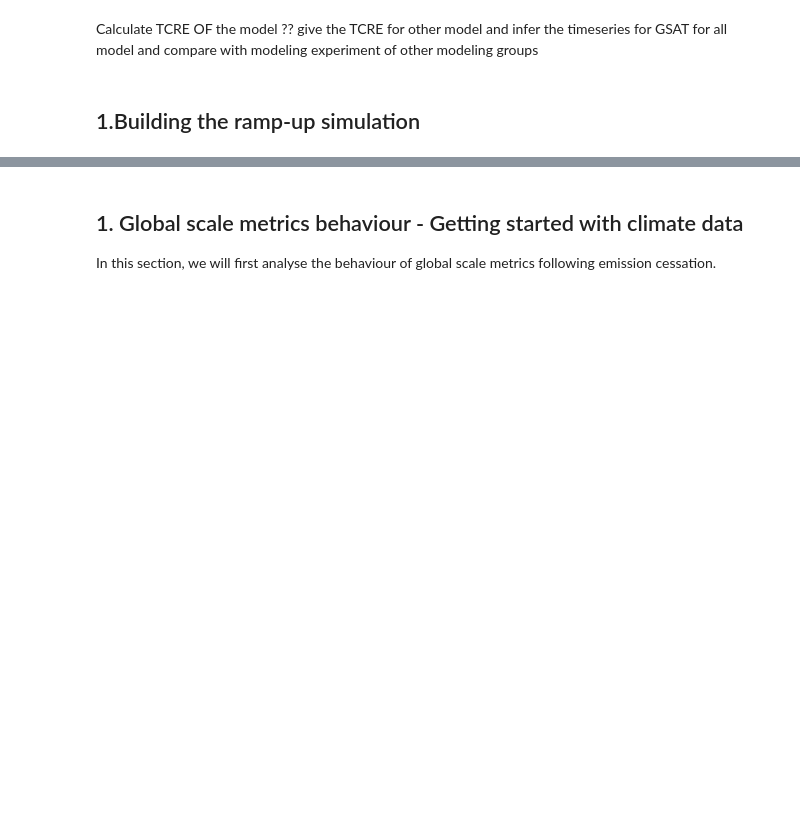
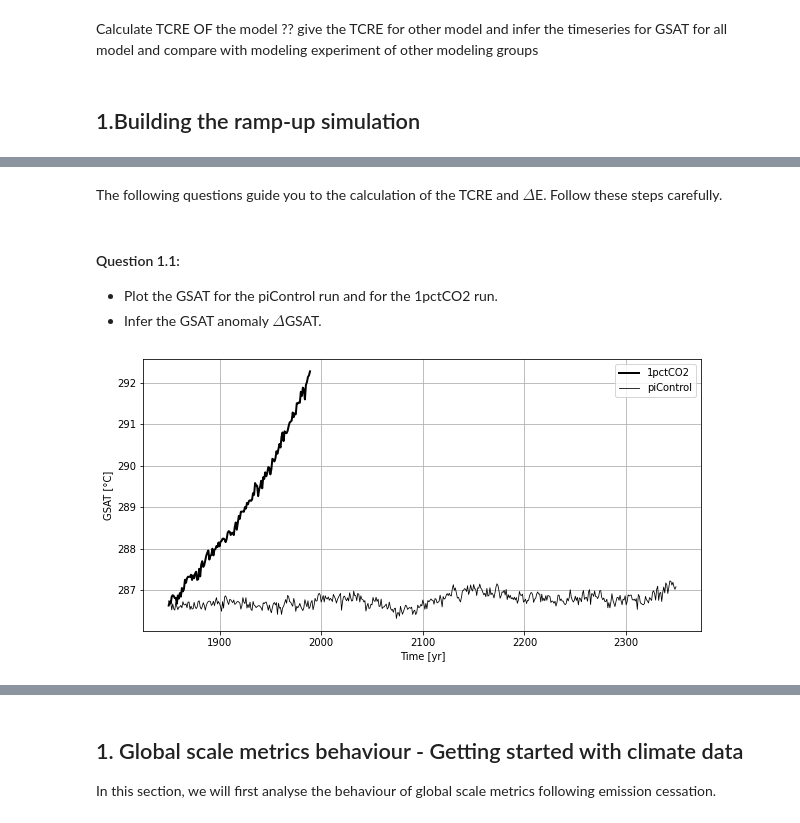
Before and after one commit to acsed-dot/TP-MSOAC-Climate_change, a Jupyter notebook: topics/3-CNRM-ESM2-2_emission_driven.ipynb, the cells around one changed output, grey strips where cells are left out. Drawn from its saved outputs; the diff is of its cells as text; code cells hidden in the pictures; blank space fills up the shorter version.

Commit message:
Ajout de data et modif TP3

```diff
--- a/topics/3-CNRM-ESM2-2_emission_driven.ipynb
+++ b/topics/3-CNRM-ESM2-2_emission_driven.ipynb
@@ -97,13 +104,18 @@ import cmocean
 # %%
 # csv
-df_GSAT = pd.read_csv("./../data/CNRM-ESM2-2/dataframe_02Kpd_timeseries_yearly_tas.csv")
-df_GSAT2 = pd.read_csv("./../data/CNRM-ESM2-2/dataframe_GSAT_CNRM-ESM2-2.csv")
-df_CO2 = pd.read_csv("./../data/CNRM-ESM2-2/dataframe_02Kpd_timeseries_yearly_co2s.csv")
+df_GSAT = pd.read_csv("./../data/CNRM-ESM2-2/dataframe_02Kpd_timeseries_yearly_tas.csv") # e-driven data
+df_GSAT2 = pd.read_csv("./../data/CNRM-ESM2-2/dataframe_GSAT_CNRM-ESM2-2.csv") # e-driven data
+df_CO2 = pd.read_csv("./../data/CNRM-ESM2-2/dataframe_02Kpd_timeseries_yearly_co2s.csv") # e-driven
+
+df_tas_cd = pd.read_csv("./../data/CNRM-ESM2-2/c-driven/dataframe_tas_Ayr_c-driven.csv")
+df_nbp_cd = pd.read_csv("./../data/CNRM-ESM2-2/c-driven/dataframe_nbp_Lyr_c-driven.csv")
+df_fgco2_cd = pd.read_csv("./../data/CNRM-ESM2-2/c-driven/dataframe_fgco2_Oyr_c-driven.csv")
+GHG = pd.read_csv("./../data/CNRM-ESM2-2/c-driven/GHG_1pctCO2.csv", sep=" ")
 
 # netcdf
-areacella = xr.open_dataset("./../data/CNRM-ESM2-2/areacella_CNRM-ESM2-1.nc")
-ym_tas_11 = xr.open_dataset("./../data/CNRM-ESM2-2/tas_Ayr_CNRM-ESM2-1_02Kpd-11_r1i1p2f2_gr_190201-220112.nc")
-ym_tas = xr.open_dataset("./../data/CNRM-ESM2-2/tas_Ayr_CNRM-ESM2-1_02Kpd_r1i1p2f2_gr_185001-214912.nc")
+areacella = xr.open_dataset("./../data/CNRM-ESM2-2/areacella_CNRM-ESM2-1.nc") # e-driven
+ym_tas_11 = xr.open_dataset("./../data/CNRM-ESM2-2/tas_Ayr_CNRM-ESM2-1_02Kpd-11_r1i1p2f2_gr_190201-220112.nc") # e-driven
+ym_tas = xr.open_dataset("./../data/CNRM-ESM2-2/tas_Ayr_CNRM-ESM2-1_02Kpd_r1i1p2f2_gr_185001-214912.nc") # e-driven
 # %% [markdown]
 <a id="section-1"></a>
 ## 1. Technical aspects
@@ -172,0 +211,24 @@ The aim here is to first calculate the TCRE. Transient Climate Response to Cumul
+# %% [markdown]
+The following questions guide you to the calculation of the TCRE and $\Delta$E. Follow these steps carefully.
+# %% [markdown]
+#### Question 1.1:
+
+* Plot the GSAT for the piControl run and for the 1pctCO2 run.
+* Infer the GSAT anomaly $\Delta$GSAT.
+# %%
+# load variables
+year = df_tas_cd["year"]
+GSAT = df_tas_cd["1pctCO2"]
+GSAT_pi = df_tas_cd["piControl"]
+# %%
+fig, ax = plt.subplots(1, 1, figsize=(10, 5))
+ax.plot(year, GSAT, color="k", lw=2, label="1pctCO2")
+ax.plot(year, GSAT_pi, color="k", lw=0.8, label="piControl")
+
+# aesthetic
+ax.set_xlabel("Time [yr]")
+ax.set_ylabel("GSAT [°C]")
+ax.legend()
+ax.grid()
+# %% [output]
+[figure, added]
```
Also changed, not shown: parts of 26 cells of this notebook, 6 other files.
